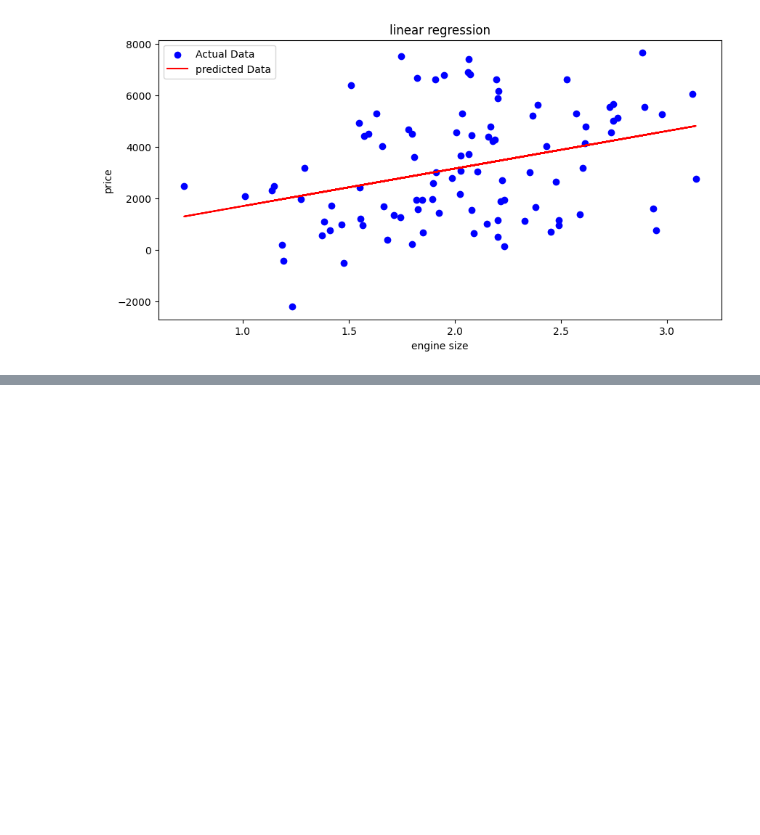
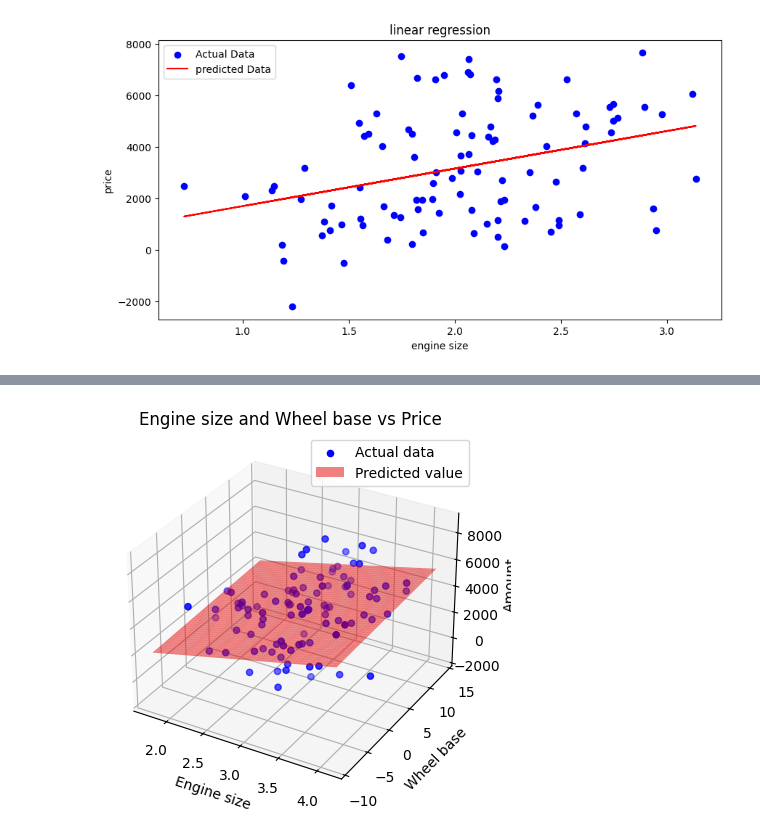
Before and after one commit to Draco2vault/Python_ML_internship_24, a Jupyter notebook: date_08.ipynb, the cells around one changed output, grey strips where cells are left out. Drawn from its saved outputs; the diff is of its cells as text; code cells hidden in the pictures; blank space fills up the shorter version.

```diff
--- a/date_08.ipynb
+++ b/date_08.ipynb
@@ -159,0 +209,3 @@ plt.show()
+# %%
+MLRModel = LR()
+MLRModel.fit(X1,Y1)
@@ -159,0 +225,13 @@ plt.show()
+# %%
+x_sur, y_sur = np.meshgrid(
+    np.linspace(
+        df2['Engine size'].min(),
+        df2['Engine size'].max(),
+        100
+    ),
+    np.linspace(
+        df2['Wheel base'].min(),
+        df2['Wheel base'].max(),
+        100
+    )
+)
@@ -159,0 +255,3 @@ plt.show()
+# %%
+xy_surf = np.c_[x_sur.ravel(), y_sur.ravel()]
+xy_surf
@@ -159,0 +266,2 @@ plt.show()
+# %%
+z_sur = MLRModel.predict(xy_surf).reshape(x_sur.shape)
@@ -159,0 +284,18 @@ plt.show()
+# %%
+fig = plt.figure()
+ax = fig.add_subplot(111, projection='3d')
+
+
+ax.scatter(df2["Engine size"], df2["Wheel base"], df2["Amount"], color='blue', label="Actual data")
+
+
+ax.plot_surface(x_sur, y_sur, z_sur, color="red", alpha=0.5, label="Predicted value")
+
+ax.set_xlabel("Engine size")
+ax.set_ylabel("Wheel base")
+ax.set_zlabel("Amount")
+ax.set_title("Engine size and Wheel base vs Price")
+ax.legend()
+plt.show()
+# %% [output]
+[figure, added]
```
Also changed, not shown: parts of 11 cells of this notebook.
